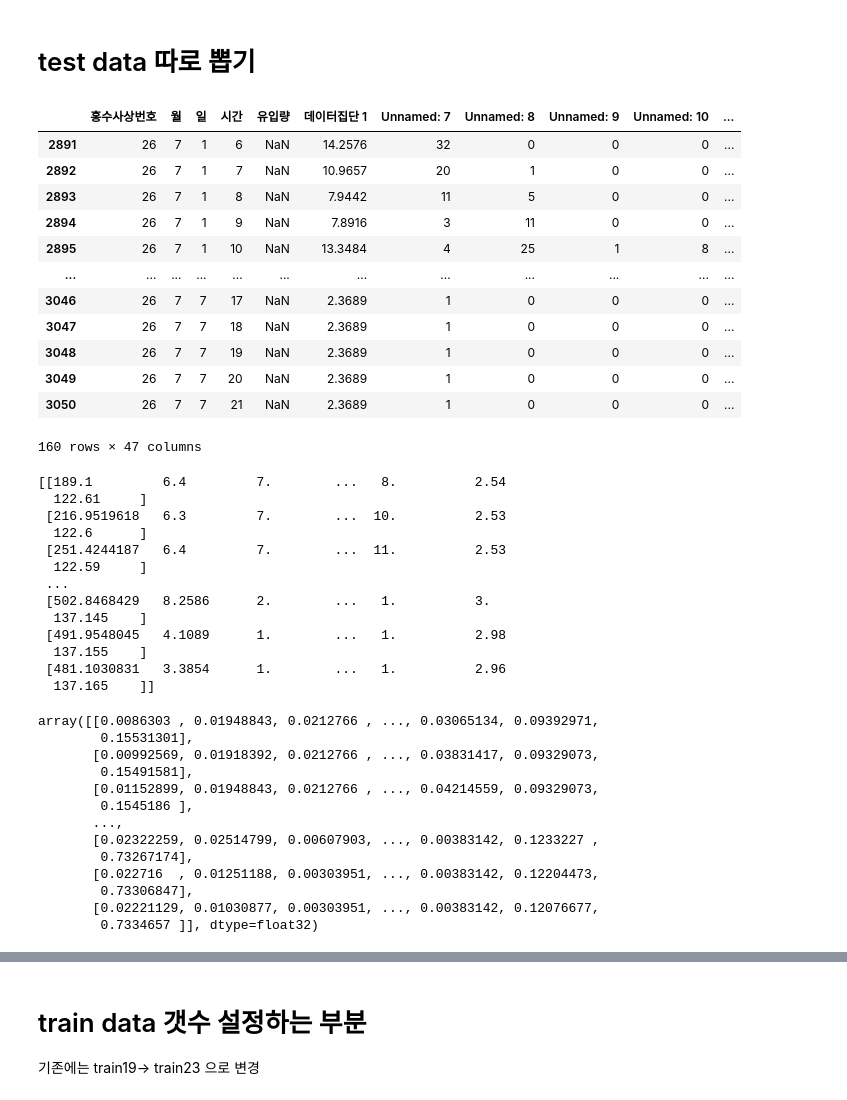
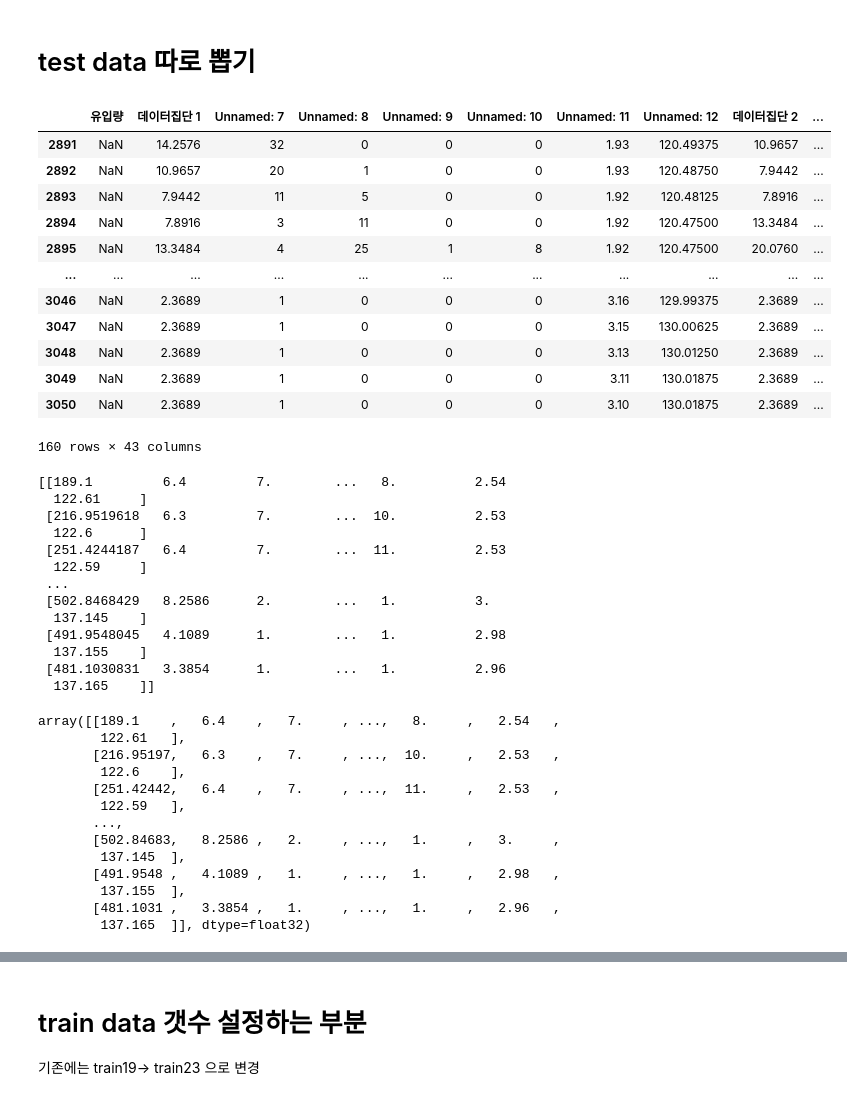
Before and after one commit to dannyljw/bigcontest, a Jupyter notebook: RE_baseline-0.009725499419396232.ipynb, the cells around one changed output, grey strips where cells are left out. Cells and saved outputs as stored; diff of their text form; code cells hidden in the pictures.

```diff
--- a/RE_baseline-0.009725499419396232.ipynb
+++ b/RE_baseline-0.009725499419396232.ipynb
@@ -82,23 +82,26 @@ print(data_num)
 # %%
 df_test = df
 df_test = df_test[2891:]
 df_test = df_test.drop('연', 1)
-df_test = df_test.drop('dlf', 1)
+df_test = df_test.drop('일', 1)
+df_test = df_test.drop('시간', 1)
+df_test = df_test.drop('월', 1)
+df_test = df_test.drop('홍수사상번호', 1)
 df_test
 # %% [output]
-|  | 홍수사상번호 | 월 | 일 | 시간 | 유입량 | 데이터집단 1 | Unnamed: 7 | Unnamed: 8 | Unnamed: 9 | Unnamed: 10 | ... |
-| 2891 | 26 | 7 | 1 | 6 | NaN | 14.2576 | 32 | 0 | 0 | 0 | ... |
-| 2892 | 26 | 7 | 1 | 7 | NaN | 10.9657 | 20 | 1 | 0 | 0 | ... |
-| 2893 | 26 | 7 | 1 | 8 | NaN | 7.9442 | 11 | 5 | 0 | 0 | ... |
-| 2894 | 26 | 7 | 1 | 9 | NaN | 7.8916 | 3 | 11 | 0 | 0 | ... |
-| 2895 | 26 | 7 | 1 | 10 | NaN | 13.3484 | 4 | 25 | 1 | 8 | ... |
-| ... | ... | ... | ... | ... | ... | ... | ... | ... | ... | ... | ... |
-| 3046 | 26 | 7 | 7 | 17 | NaN | 2.3689 | 1 | 0 | 0 | 0 | ... |
-| 3047 | 26 | 7 | 7 | 18 | NaN | 2.3689 | 1 | 0 | 0 | 0 | ... |
-| 3048 | 26 | 7 | 7 | 19 | NaN | 2.3689 | 1 | 0 | 0 | 0 | ... |
-| 3049 | 26 | 7 | 7 | 20 | NaN | 2.3689 | 1 | 0 | 0 | 0 | ... |
-| 3050 | 26 | 7 | 7 | 21 | NaN | 2.3689 | 1 | 0 | 0 | 0 | ... |
+|  | 유입량 | 데이터집단 1 | Unnamed: 7 | Unnamed: 8 | Unnamed: 9 | Unnamed: 10 | Unnamed: 11 | Unnamed: 12 | 데이터집단 2 | ... |
+| 2891 | NaN | 14.2576 | 32 | 0 | 0 | 0 | 1.93 | 120.49375 | 10.9657 | ... |
+| 2892 | NaN | 10.9657 | 20 | 1 | 0 | 0 | 1.93 | 120.48750 | 7.9442 | ... |
+| 2893 | NaN | 7.9442 | 11 | 5 | 0 | 0 | 1.92 | 120.48125 | 7.8916 | ... |
+| 2894 | NaN | 7.8916 | 3 | 11 | 0 | 0 | 1.92 | 120.47500 | 13.3484 | ... |
+| 2895 | NaN | 13.3484 | 4 | 25 | 1 | 8 | 1.92 | 120.47500 | 20.0760 | ... |
+| ... | ... | ... | ... | ... | ... | ... | ... | ... | ... | ... |
+| 3046 | NaN | 2.3689 | 1 | 0 | 0 | 0 | 3.16 | 129.99375 | 2.3689 | ... |
+| 3047 | NaN | 2.3689 | 1 | 0 | 0 | 0 | 3.15 | 130.00625 | 2.3689 | ... |
+| 3048 | NaN | 2.3689 | 1 | 0 | 0 | 0 | 3.13 | 130.01250 | 2.3689 | ... |
+| 3049 | NaN | 2.3689 | 1 | 0 | 0 | 0 | 3.11 | 130.01875 | 2.3689 | ... |
+| 3050 | NaN | 2.3689 | 1 | 0 | 0 | 0 | 3.10 | 130.01875 | 2.3689 | ... |
-160 rows × 47 columns
+160 rows × 43 columns
 # %%
 # df_metrix 만드는 과정
 df_matrix = df.to_numpy()
@@ -108,8 +111,8 @@ print(df_matrix)
 
 df_matrix = df_matrix.astype('float32')
 
-scaler = MinMaxScaler(feature_range=(0, 1))
-df_matrix = scaler.fit_transform(df_matrix)
+# scaler = MinMaxScaler(feature_range=(0, 1))
+# df_matrix = scaler.fit_transform(df_matrix)
 
 df_matrix
 # %% [output]
@@ -126,19 +129,19 @@ df_matrix
   137.155    ]
  [481.1030831   3.3854      1.        ...   1.          2.96
   137.165    ]]
-array([[0.0086303 , 0.01948843, 0.0212766 , ..., 0.03065134, 0.09392971,
-        0.15531301],
-       [0.00992569, 0.01918392, 0.0212766 , ..., 0.03831417, 0.09329073,
-        0.15491581],
-       [0.01152899, 0.01948843, 0.0212766 , ..., 0.04214559, 0.09329073,
-        0.1545186 ],
+array([[189.1    ,   6.4    ,   7.     , ...,   8.     ,   2.54   ,
+        122.61   ],
+       [216.95197,   6.3    ,   7.     , ...,  10.     ,   2.53   ,
+        122.6    ],
+       [251.42442,   6.4    ,   7.     , ...,  11.     ,   2.53   ,
+        122.59   ],
        ...,
-       [0.02322259, 0.02514799, 0.00607903, ..., 0.00383142, 0.1233227 ,
-        0.73267174],
-       [0.022716  , 0.01251188, 0.00303951, ..., 0.00383142, 0.12204473,
-        0.73306847],
-       [0.02221129, 0.01030877, 0.00303951, ..., 0.00383142, 0.12076677,
-        0.7334657 ]], dtype=float32)
+       [502.84683,   8.2586 ,   2.     , ...,   1.     ,   3.     ,
+        137.145  ],
+       [491.9548 ,   4.1089 ,   1.     , ...,   1.     ,   2.98   ,
+        137.155  ],
+       [481.1031 ,   3.3854 ,   1.     , ...,   1.     ,   2.96   ,
+        137.165  ]], dtype=float32)
 # %%
 # print(df_matrix)
 lag = series_to_supervised(df_matrix, n_hours,1)
```
Also changed, not shown: parts of 2 cells of this notebook, 10 other files.
